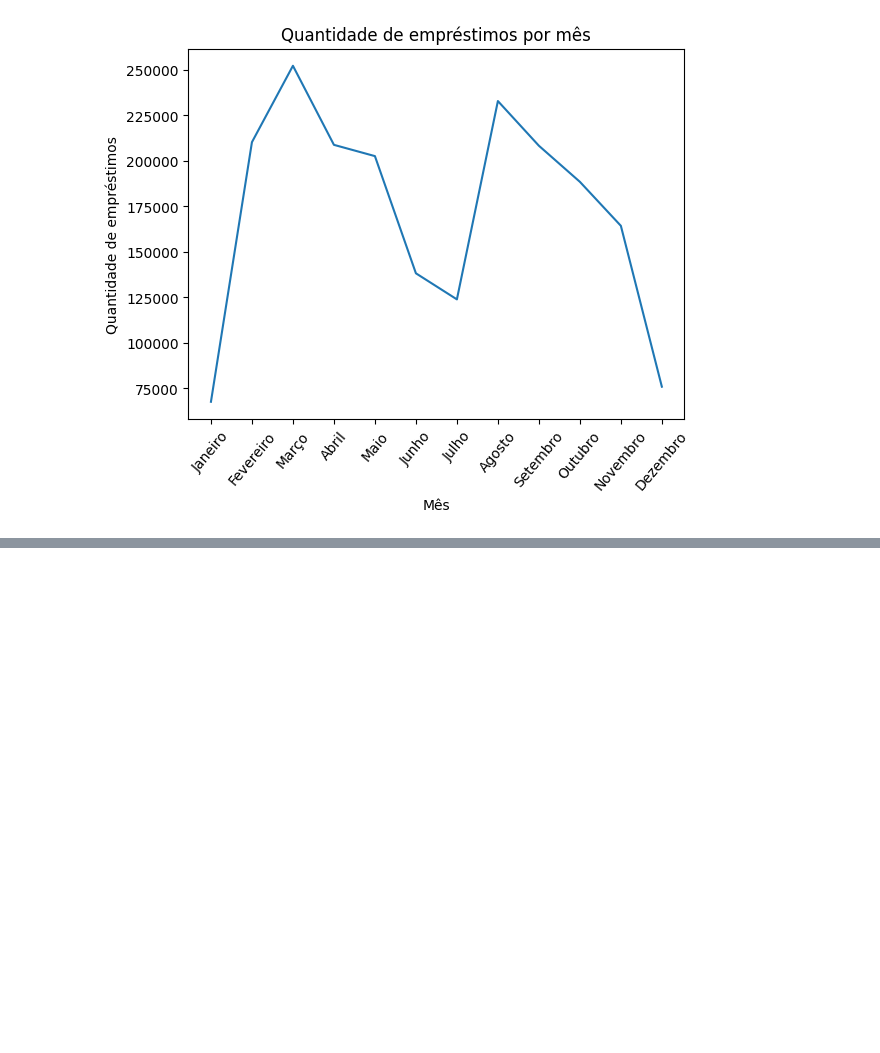
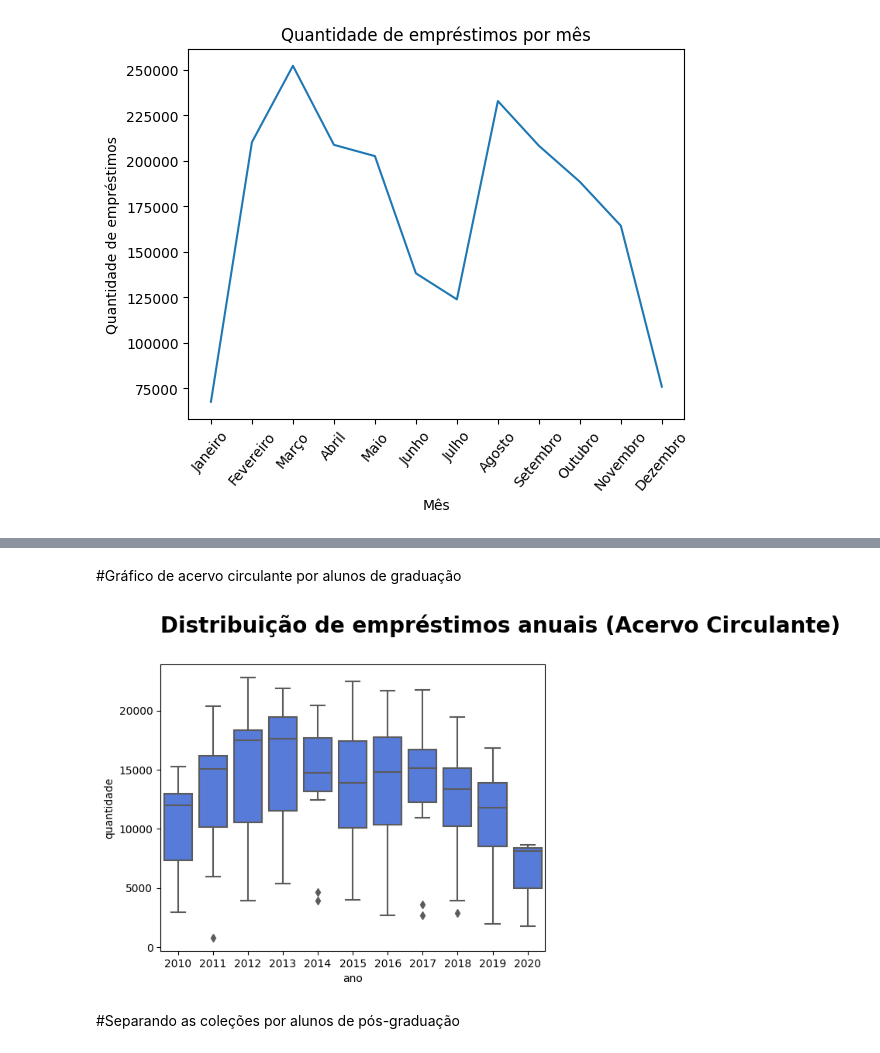
Before and after one commit to JVMA0111/Data_Science_Projects, a Jupyter notebook: 7daysofcode.ipynb, the cells around one changed output, grey strips where cells are left out. Saved outputs shown, nothing was run; the diff lists cells and outputs as text; code cells hidden in the pictures; blank space fills up the shorter version.

```diff
--- a/7daysofcode.ipynb
+++ b/7daysofcode.ipynb
@@ -310,0 +433,3 @@ grafico_de_linha_mes.tick_params(axis='x',rotation=50)
+# %%
+alunos_graduacao = emprestimos_convertido.query('tipo_vinculo_usuario == "ALUNO DE GRADUAÇÃO"')
+alunos_graduacao.colecao.value_counts().to_frame()
@@ -310,0 +456,9 @@ grafico_de_linha_mes.tick_params(axis='x',rotation=50)
+# %%
+alunos_graduacao_acervo_circulante = alunos_graduacao.query('colecao == "Acervo Circulante"')
+alunos_graduacao_acervo_circulante = pd.DataFrame(alunos_graduacao_acervo_circulante)
+alunos_graduacao_acervo_circulante['data_emprestimo'] = pd.to_datetime(alunos_graduacao_acervo_circulante['data_emprestimo'])
+alunos_graduacao_acervo_circulante['ano'] = alunos_graduacao_acervo_circulante['data_emprestimo'].dt.year
+alunos_graduacao_acervo_circulante['mes'] = alunos_graduacao_acervo_circulante['data_emprestimo'].dt.month
+alunos_graduacao_acervo_circulante = alunos_graduacao_acervo_circulante.loc[:,['ano','mes']]
+alunos_graduacao_acervo_circulante = alunos_graduacao_acervo_circulante.value_counts().to_frame('quantidade').reset_index()
+alunos_graduacao_acervo_circulante
@@ -310,0 +479,13 @@ grafico_de_linha_mes.tick_params(axis='x',rotation=50)
+# %% [markdown]
+#Gráfico de acervo circulante por alunos de graduação
+# %%
+def grafico_boxplot(dataset,x,y,titulo):
+ ax = sns.boxplot(data = dataset, x = x, y = y, color='#4171EF')
+
+ ax.set_title(titulo+"\n",size=20,loc='left',weight='bold')
+# %%
+grafico_boxplot(alunos_graduacao_acervo_circulante,'ano', 'quantidade', 'Distribuição de empréstimos anuais (Acervo Circulante)')
+# %% [output]
+[figure, added]
+# %% [markdown]
+#Separando as coleções por alunos de pós-graduação
```
Also changed, not shown: parts of 43 cells of this notebook.
